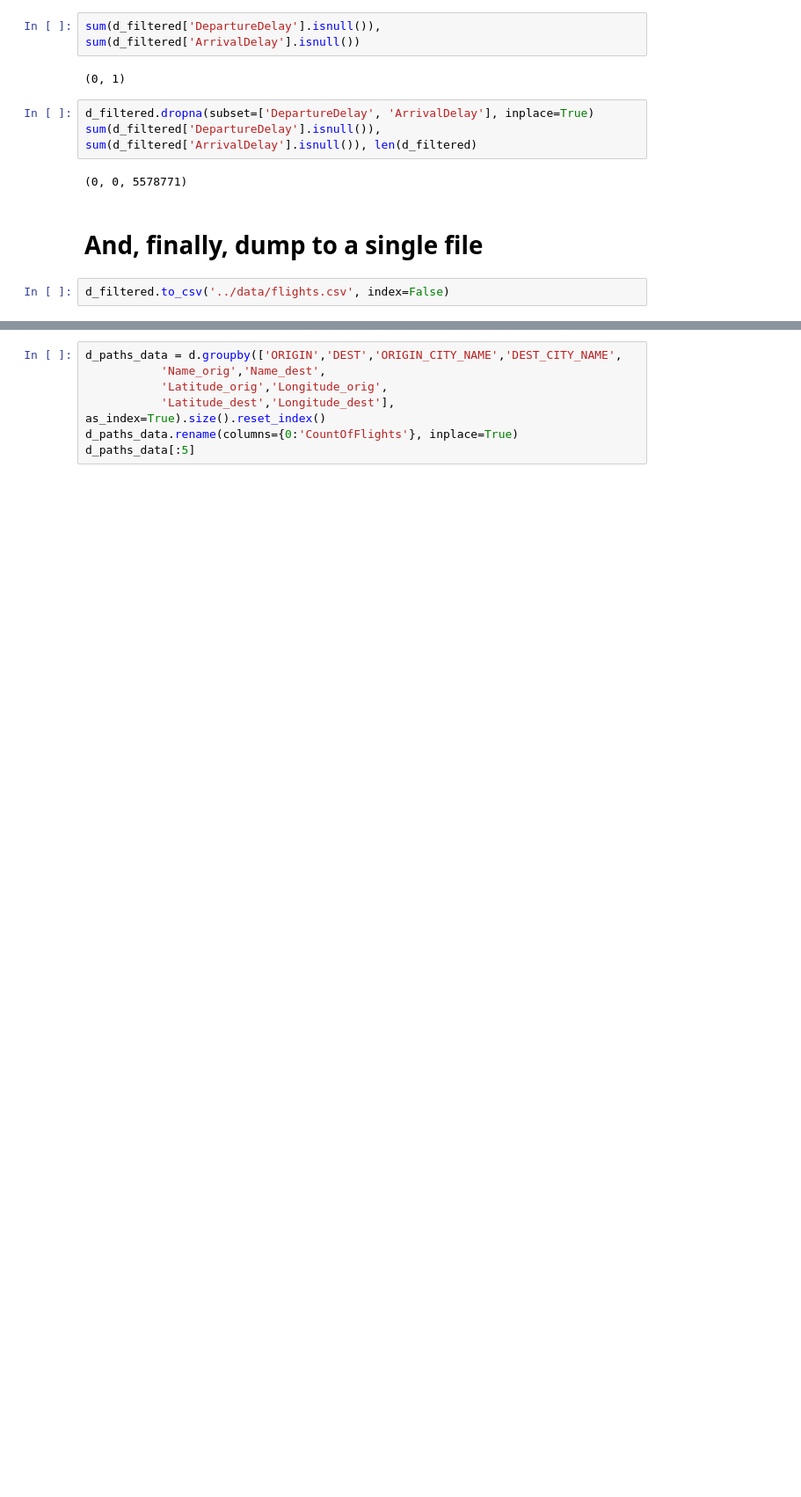
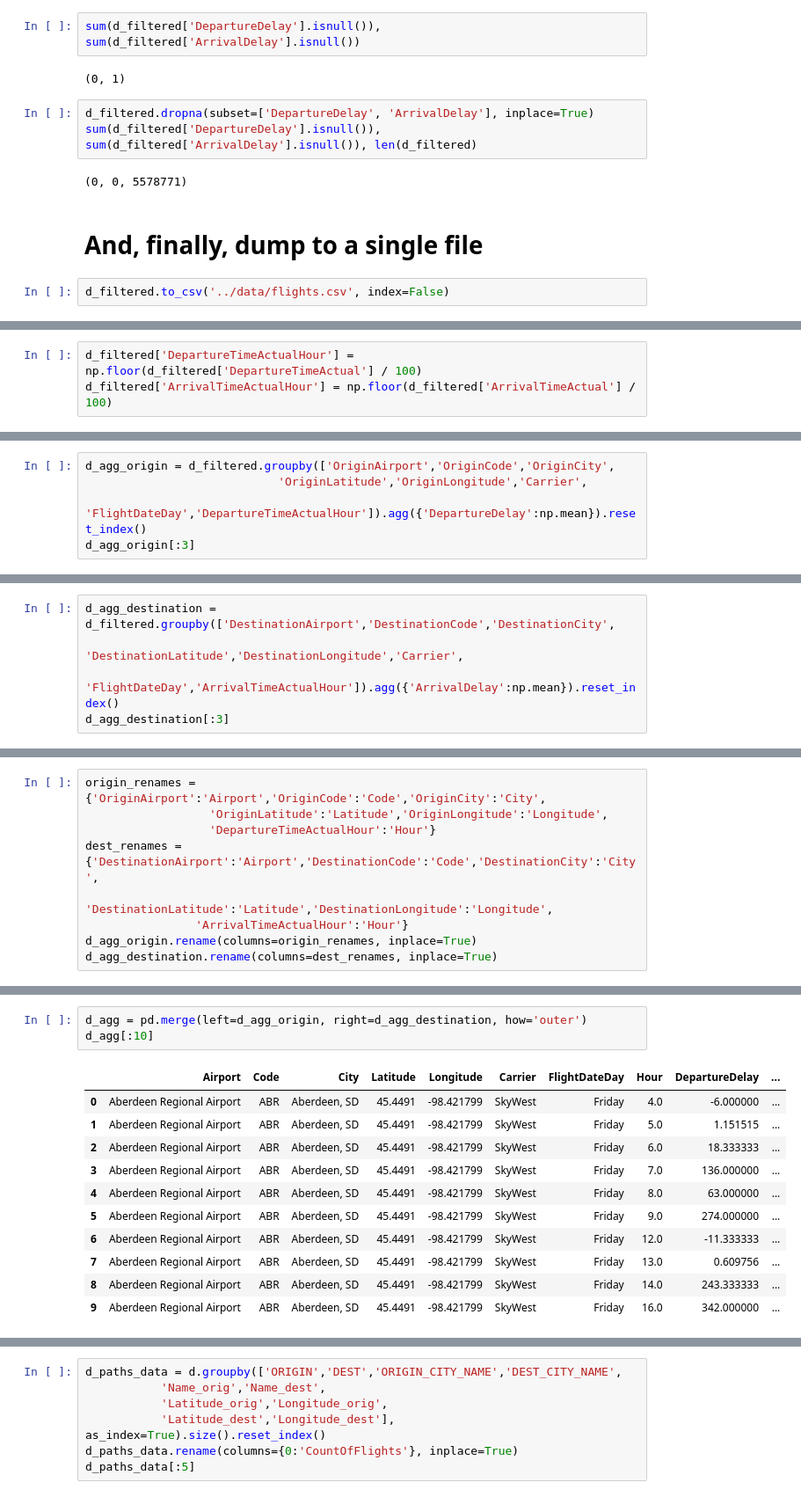
Before and after one commit to aenfield/bonvoyage, a Jupyter notebook: notebooks/CombineAndAugmentBTSData.ipynb, the cells around one changed output, grey strips where cells are left out. Shown: that part at 88% size. Saved outputs shown, nothing was run; the diff lists cells and outputs as text; blank space fills up the shorter version.

Commit message:
Added code to build data set for best airport.

```diff
--- a/notebooks/CombineAndAugmentBTSData.ipynb
+++ b/notebooks/CombineAndAugmentBTSData.ipynb
@@ -530,0 +569,3 @@ d_filtered.to_csv('../data/flights.csv', index=False)
+# %%
+d_filtered['DepartureTimeActualHour'] = np.floor(d_filtered['DepartureTimeActual'] / 100)
+d_filtered['ArrivalTimeActualHour'] = np.floor(d_filtered['ArrivalTimeActual'] / 100)
@@ -530,0 +623,5 @@ d_filtered.to_csv('../data/flights.csv', index=False)
+# %%
+d_agg_origin = d_filtered.groupby(['OriginAirport','OriginCode','OriginCity',
+                            'OriginLatitude','OriginLongitude','Carrier',
+                            'FlightDateDay','DepartureTimeActualHour']).agg({'DepartureDelay':np.mean}).reset_index()
+d_agg_origin[:3]
@@ -530,0 +646,5 @@ d_filtered.to_csv('../data/flights.csv', index=False)
+# %%
+d_agg_destination = d_filtered.groupby(['DestinationAirport','DestinationCode','DestinationCity',
+                            'DestinationLatitude','DestinationLongitude','Carrier',
+                            'FlightDateDay','ArrivalTimeActualHour']).agg({'ArrivalDelay':np.mean}).reset_index()
+d_agg_destination[:3]
@@ -530,0 +671,9 @@ d_filtered.to_csv('../data/flights.csv', index=False)
+# %%
+origin_renames = {'OriginAirport':'Airport','OriginCode':'Code','OriginCity':'City',
+                  'OriginLatitude':'Latitude','OriginLongitude':'Longitude',
+                  'DepartureTimeActualHour':'Hour'}
+dest_renames = {'DestinationAirport':'Airport','DestinationCode':'Code','DestinationCity':'City',
+                'DestinationLatitude':'Latitude','DestinationLongitude':'Longitude',
+                'ArrivalTimeActualHour':'Hour'}
+d_agg_origin.rename(columns=origin_renames, inplace=True)
+d_agg_destination.rename(columns=dest_renames, inplace=True)
@@ -530,0 +694,15 @@ d_filtered.to_csv('../data/flights.csv', index=False)
+# %%
+d_agg = pd.merge(left=d_agg_origin, right=d_agg_destination, how='outer')
+d_agg[:10]
+# %% [output]
+|  | Airport | Code | City | Latitude | Longitude | Carrier | FlightDateDay | Hour | DepartureDelay | ... |
+| 0 | Aberdeen Regional Airport | ABR | Aberdeen, SD | 45.4491 | -98.421799 | SkyWest | Friday | 4.0 | -6.000000 | ... |
+| 1 | Aberdeen Regional Airport | ABR | Aberdeen, SD | 45.4491 | -98.421799 | SkyWest | Friday | 5.0 | 1.151515 | ... |
+| 2 | Aberdeen Regional Airport | ABR | Aberdeen, SD | 45.4491 | -98.421799 | SkyWest | Friday | 6.0 | 18.333333 | ... |
+| 3 | Aberdeen Regional Airport | ABR | Aberdeen, SD | 45.4491 | -98.421799 | SkyWest | Friday | 7.0 | 136.000000 | ... |
+| 4 | Aberdeen Regional Airport | ABR | Aberdeen, SD | 45.4491 | -98.421799 | SkyWest | Friday | 8.0 | 63.000000 | ... |
+| 5 | Aberdeen Regional Airport | ABR | Aberdeen, SD | 45.4491 | -98.421799 | SkyWest | Friday | 9.0 | 274.000000 | ... |
+| 6 | Aberdeen Regional Airport | ABR | Aberdeen, SD | 45.4491 | -98.421799 | SkyWest | Friday | 12.0 | -11.333333 | ... |
+| 7 | Aberdeen Regional Airport | ABR | Aberdeen, SD | 45.4491 | -98.421799 | SkyWest | Friday | 13.0 | 0.609756 | ... |
+| 8 | Aberdeen Regional Airport | ABR | Aberdeen, SD | 45.4491 | -98.421799 | SkyWest | Friday | 14.0 | 243.333333 | ... |
+| 9 | Aberdeen Regional Airport | ABR | Aberdeen, SD | 45.4491 | -98.421799 | SkyWest | Friday | 16.0 | 342.000000 | ... |
```
Also changed, not shown: parts of 18 cells of this notebook.
